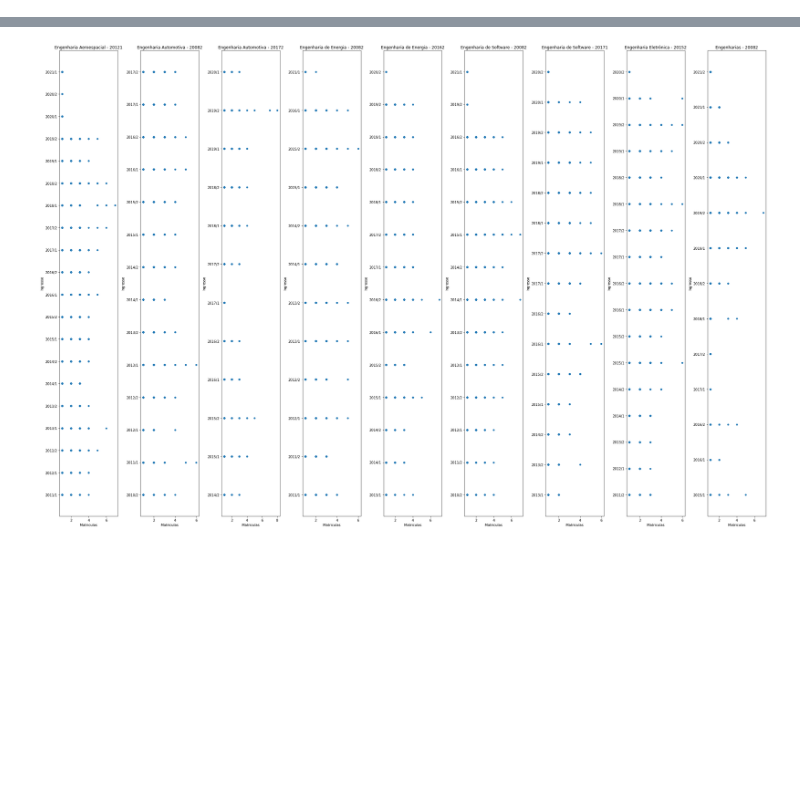
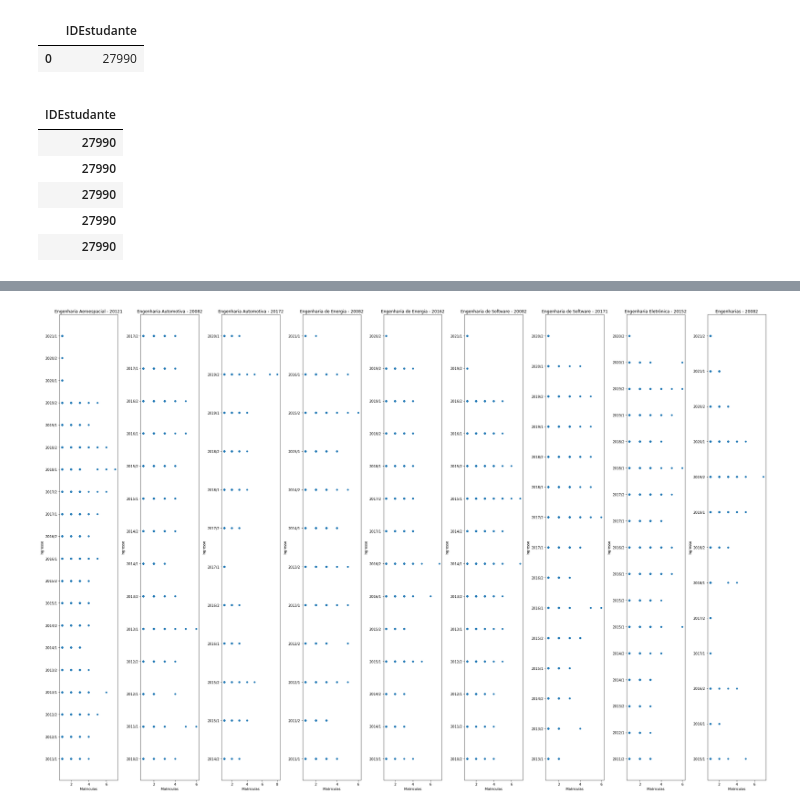
Before and after one commit to TCC-Amanda-Leticia/Modelos, a Jupyter notebook: Regressao_Linear/Regressao_Linear.ipynb, the cells around one changed output, grey strips where cells are left out. Cells and saved outputs as stored; diff of their text form; code cells hidden in the pictures; blank space fills up the shorter version.

```diff
--- a/Regressao_Linear/Regressao_Linear.ipynb
+++ b/Regressao_Linear/Regressao_Linear.ipynb
@@ -57,0 +29,3 @@ eng_fluxo20082 = dados[(dados['IDFluxo'] == 'ENGENHARIA/FGA - Bacharel - Presenc
+# %%
+semestre2011_1 = aero_fluxo20121[(aero_fluxo20121['Ingresso'] == '2011/1')]
+semestre2011_1.head()
@@ -57,0 +41,3 @@ eng_fluxo20082 = dados[(dados['IDFluxo'] == 'ENGENHARIA/FGA - Bacharel - Presenc
+# %%
+Fluxo_1 = semestre2011_1[(semestre2011_1['Status'] == 1)]
+Fluxo_1.head()
@@ -57,0 +51,17 @@ eng_fluxo20082 = dados[(dados['IDFluxo'] == 'ENGENHARIA/FGA - Bacharel - Presenc
+# %%
+estudante = Fluxo_1.drop(['IDFluxo', 'Status', 'Matriculas', 'Ingresso', 'IDDisciplina'], axis= 1)
+estudante.drop_duplicates()
+# %% [output]
+|  | IDEstudante |
+| 0 | 27990 |
+# %%
+est = estudante.set_index('IDEstudante')
+est.head()
+# %% [output]
+|  |
+| IDEstudante |
+| 27990 |
+| 27990 |
+| 27990 |
+| 27990 |
+| 27990 |
```
Also changed, not shown: parts of 23 cells of this notebook, 6 other files.
